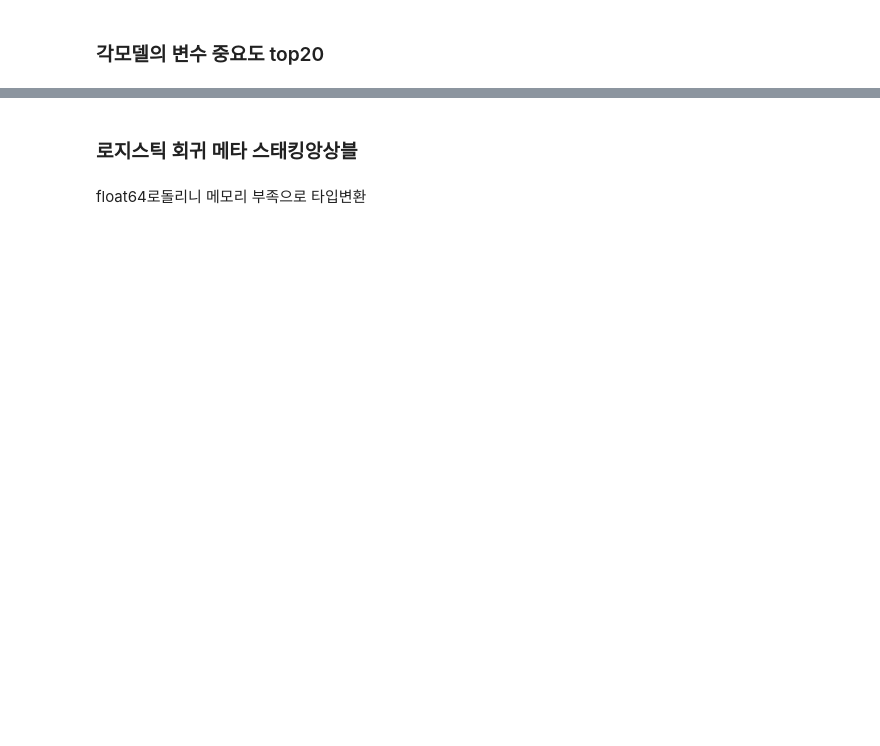
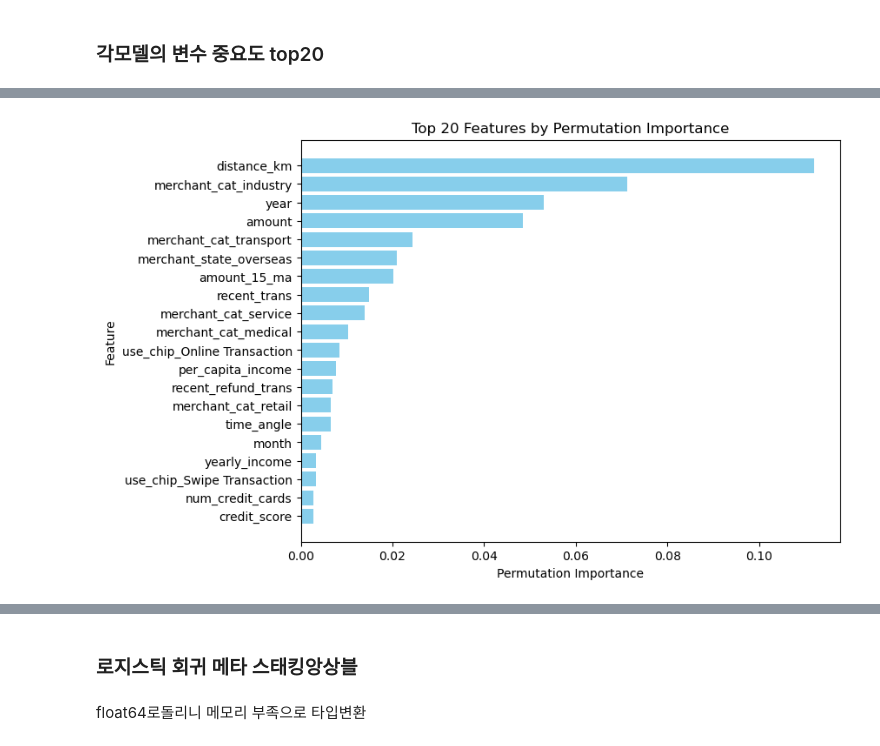
Before and after one commit to CYJ1226/-DS5-DATAThon, a Jupyter notebook: FraudDetection.ipynb, the cells around one changed output, grey strips where cells are left out. Drawn from its saved outputs; the diff is of its cells as text; code cells hidden in the pictures; blank space fills up the shorter version.

```diff
--- a/FraudDetection.ipynb
+++ b/FraudDetection.ipynb
@@ -939,7 +969,9 @@ Detailed tracebacks of the workers should have been printed to stderr in the exe
 # %%
-lgb_model = lgb.LGBMClassifier(
+from sklearn.model_selection import RandomizedSearchCV
+
+lgb_model = lgb.LGBMClassifier(device='gpu',
     random_state=42,
-    n_jobs=-1,
+     n_jobs=-1,
     class_weight="balanced"
 )
 
@@ -961,7 +993,7 @@ lgb_search = RandomizedSearchCV(
     cv=3,
     verbose=2,
     random_state=42,
-    n_jobs=16
+    n_jobs=1
 )
 
 lgb_search.fit(X_train, y_train)
@@ -971,3 +1181,9 @@ print("Best Score (LightGBM):", lgb_search.best_score_)
+# %%
+lgb_model = lgb_model2 #lgbm튜닝된 모델로 교체
+proba_lgb = lgb_model.predict_proba(X_val)[:, 1]
+
+xgb_model = xgb_model2 #xgb튜닝된 모델로 교체
+proba_xgb = xgb_model.predict_proba(X_val)[:, 1]
 # %% [markdown]
 ### precision-recall 곡선 시각화
 # %%
@@ -1199,0 +1461,19 @@ plot_feature_importance("XGBoost", X_val.columns, fi_xgb)
+# %%
+from sklearn.inspection import permutation_importance
+
+result = permutation_importance(
+    lgb_model, X_val, y_val,
+    scoring="f1",
+    n_repeats=1,
+    random_state=42,
+    n_jobs=16
+)
+
+import pandas as pd
+
+fi = pd.DataFrame({
+    "feature": X_val.columns,
+    "importance": result.importances_mean
+}).sort_values(by="importance", ascending=False)
+
+print(fi.head(10))
@@ -1199,0 +1492,14 @@ plot_feature_importance("XGBoost", X_val.columns, fi_xgb)
+# %%
+import matplotlib.pyplot as plt
+
+top_features = fi.head(20)
+
+plt.figure(figsize=(8, 6))
+plt.barh(top_features["feature"], top_features["importance"], color="skyblue")
+plt.xlabel("Permutation Importance")
+plt.ylabel("Feature")
+plt.title("Top 20 Features by Permutation Importance")
+plt.gca().invert_yaxis()
+plt.show()
+# %% [output]
+[figure, added]
```
Also changed, not shown: parts of 24 cells of this notebook.
